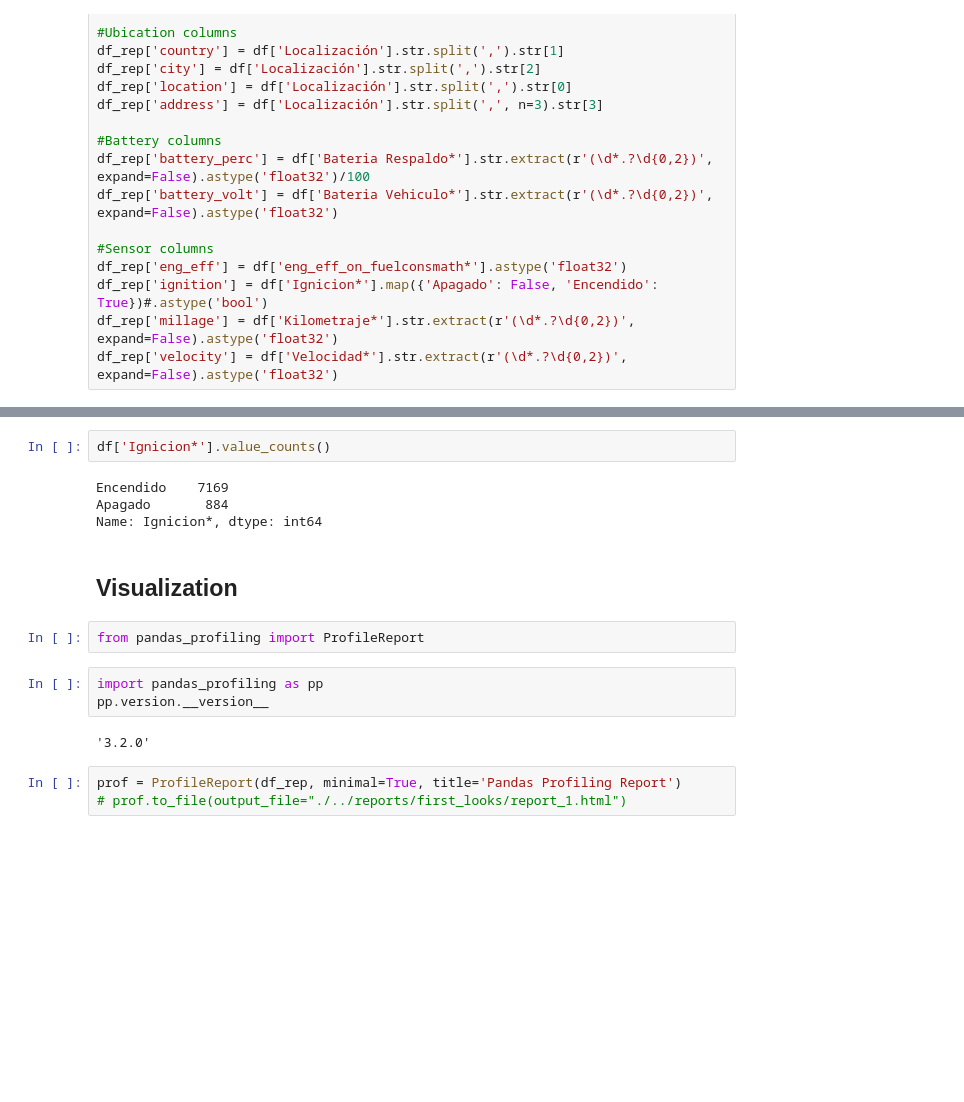
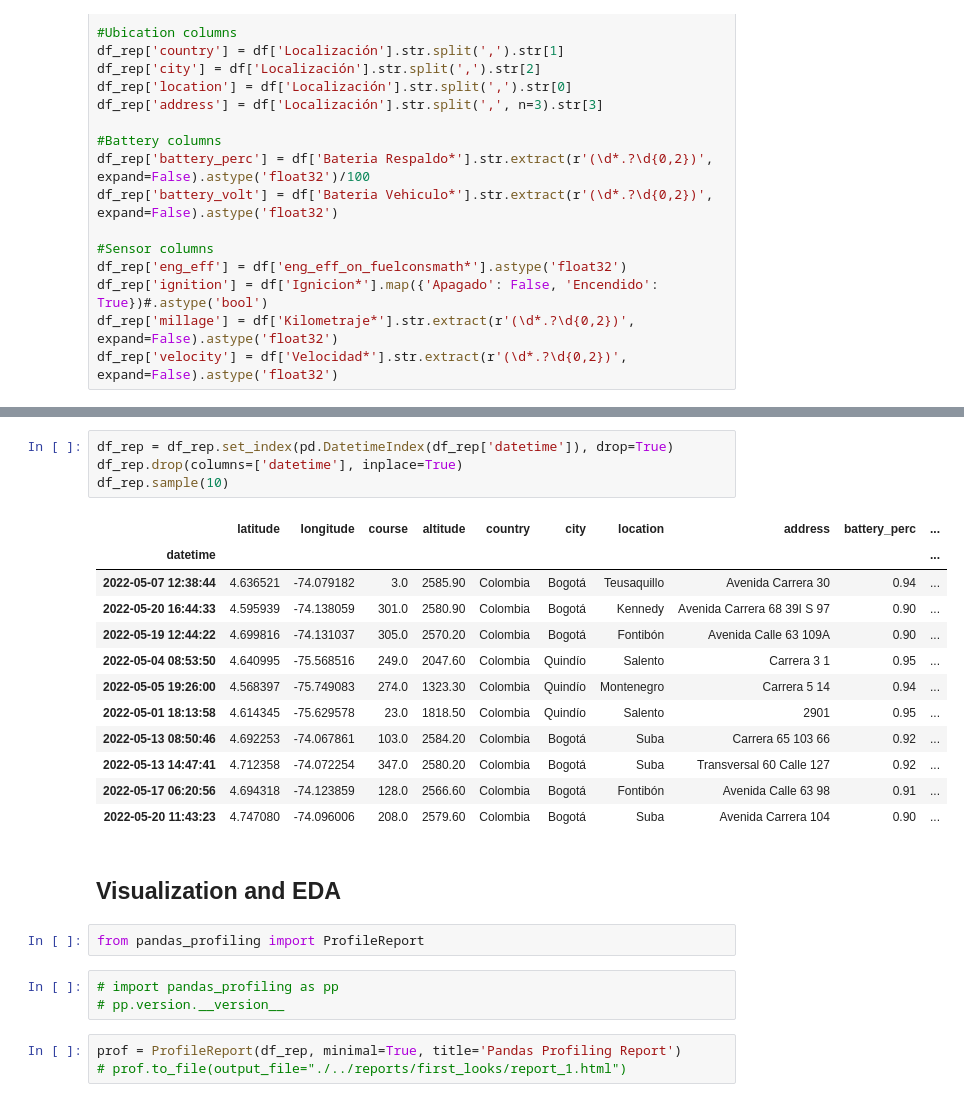
Before and after one commit to AlejoB13C/rastreo-satelital, a Jupyter notebook: notebooks/0.1-Basic-EDA.ipynb, the cells around one changed output, grey strips where cells are left out. Drawn from its saved outputs; the diff is of its cells as text; blank space fills up the shorter version.

```diff
--- a/notebooks/0.1-Basic-EDA.ipynb
+++ b/notebooks/0.1-Basic-EDA.ipynb
@@ -115,18 +59,27 @@ df_rep.sample(10)
-# %%
-df['Ignicion*'].value_counts()
-# %% [output]
-Encendido    7169
-Apagado       884
-Name: Ignicion*, dtype: int64
+# %%
+df_rep = df_rep.set_index(pd.DatetimeIndex(df_rep['datetime']), drop=True)
+df_rep.drop(columns=['datetime'], inplace=True)
+df_rep.sample(10)
+# %% [output]
+|  | latitude | longitude | course | altitude | country | city | location | address | battery_perc | ... |
+| datetime |  |  |  |  |  |  |  |  |  | ... |
+| 2022-05-07 12:38:44 | 4.636521 | -74.079182 | 3.0 | 2585.90 | Colombia | Bogotá | Teusaquillo | Avenida Carrera 30 | 0.94 | ... |
+| 2022-05-20 16:44:33 | 4.595939 | -74.138059 | 301.0 | 2580.90 | Colombia | Bogotá | Kennedy | Avenida Carrera 68 39I S 97 | 0.90 | ... |
+| 2022-05-19 12:44:22 | 4.699816 | -74.131037 | 305.0 | 2570.20 | Colombia | Bogotá | Fontibón | Avenida Calle 63 109A | 0.90 | ... |
+| 2022-05-04 08:53:50 | 4.640995 | -75.568516 | 249.0 | 2047.60 | Colombia | Quindío | Salento | Carrera 3 1 | 0.95 | ... |
+| 2022-05-05 19:26:00 | 4.568397 | -75.749083 | 274.0 | 1323.30 | Colombia | Quindío | Montenegro | Carrera 5 14 | 0.94 | ... |
+| 2022-05-01 18:13:58 | 4.614345 | -75.629578 | 23.0 | 1818.50 | Colombia | Quindío | Salento | 2901 | 0.95 | ... |
+| 2022-05-13 08:50:46 | 4.692253 | -74.067861 | 103.0 | 2584.20 | Colombia | Bogotá | Suba | Carrera 65 103 66 | 0.92 | ... |
+| 2022-05-13 14:47:41 | 4.712358 | -74.072254 | 347.0 | 2580.20 | Colombia | Bogotá | Suba | Transversal 60 Calle 127 | 0.92 | ... |
+| 2022-05-17 06:20:56 | 4.694318 | -74.123859 | 128.0 | 2566.60 | Colombia | Bogotá | Fontibón | Avenida Calle 63 98 | 0.91 | ... |
+| 2022-05-20 11:43:23 | 4.747080 | -74.096006 | 208.0 | 2579.60 | Colombia | Bogotá | Suba | Avenida Carrera 104 | 0.90 | ... |
 # %% [markdown]
-## Visualization
+## Visualization and EDA
 # %%
 from pandas_profiling import ProfileReport
 # %%
-import pandas_profiling as pp
-pp.version.__version__
+# import pandas_profiling as pp
+# pp.version.__version__
-# %% [output]
-'3.2.0'
 # %%
 prof = ProfileReport(df_rep, minimal=True, title='Pandas Profiling Report')
 # prof.to_file(output_file="./../reports/first_looks/report_1.html")
```
Also changed, not shown: parts of 10 cells of this notebook.
